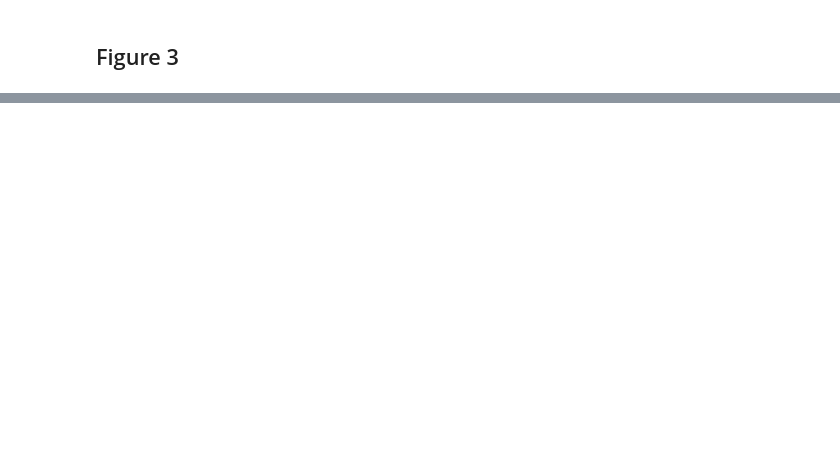
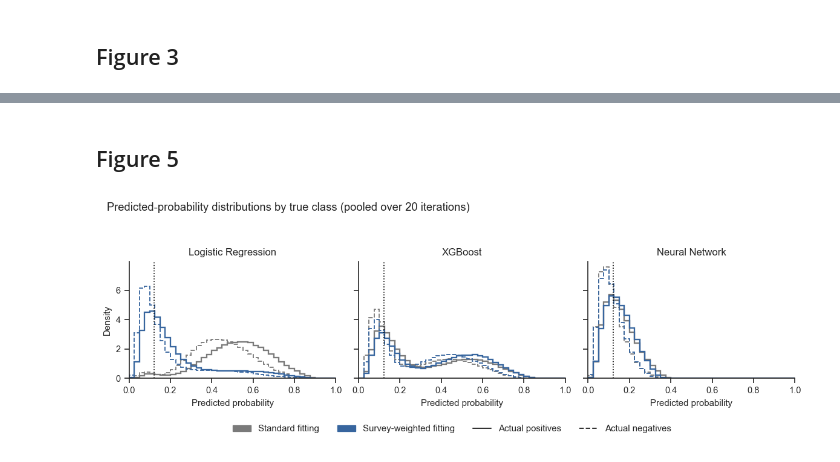
Before and after one commit to Dannypham142/Machine-Learning-Model-Training-with-Complex-Sample-Survey, a Jupyter notebook: ml_pipeline/create_figures.ipynb, the cells around one changed output, grey strips where cells are left out. Drawn from its saved outputs; the diff is of its cells as text; code cells hidden in the pictures; blank space fills up the shorter version.

```diff
--- a/ml_pipeline/create_figures.ipynb
+++ b/ml_pipeline/create_figures.ipynb
@@ -247,0 +267,40 @@ plt.show()
+# %% [markdown]
+## Figure 5
+# %%
+from matplotlib.lines import Line2D
+from matplotlib.patches import Patch
+
+bins = np.linspace(0, 1, 41)
+ncols = len(MODEL_ORDER)
+fig, axes = plt.subplots(1, ncols, figsize=(3.2 * ncols + 0.3, 3.2),
+                         sharey=True, squeeze=False)
+for c, model in enumerate(MODEL_ORDER):
+    ax = axes[0, c]
+    df = labeled[model]
+    y = df[TARGET].to_numpy()
+    for variant in VARIANTS:
+        p = df[f"predicted_proba_{variant}"].to_numpy()
+        color = GREY if variant == "standard" else ACCENT
+        ax.hist(p[y == 1], bins=bins, density=True, histtype="step",
+                linewidth=1.4, linestyle="-", color=color)
+        ax.hist(p[y == 0], bins=bins, density=True, histtype="step",
+                linewidth=1.1, linestyle="--", color=color)
+    ax.axvline(TRUE_POSITIVE_RATE, color="black", linestyle=":", linewidth=1)
+    ax.set_title(model, fontsize=10)
+    ax.set_xlabel("Predicted probability", fontsize=9)
+    ax.set_xlim(0, 1)
+    if c == 0:
+        ax.set_ylabel("Density", fontsize=9)
+
+handles = [Patch(color=GREY, label="Standard fitting"),
+           Patch(color=ACCENT, label="Survey-weighted fitting"),
+           Line2D([0], [0], color="#333333", linestyle="-", label="Actual positives"),
+           Line2D([0], [0], color="#333333", linestyle="--", label="Actual negatives")]
+fig.legend(handles=handles, loc="lower center", bbox_to_anchor=(0.5, -0.04),
+           ncol=4, frameon=False, fontsize=9)
+fig.suptitle(f"Predicted-probability distributions by true class (pooled over {N_ITER} iterations)",
+             x=0.02, y=0.99, ha="left", fontsize=11)
+fig.tight_layout(rect=[0, 0.06, 1, 0.93])
+plt.show()
+# %% [output]
+[figure, added]
```
Also changed, not shown: parts of 9 cells of this notebook, 5 other files.
